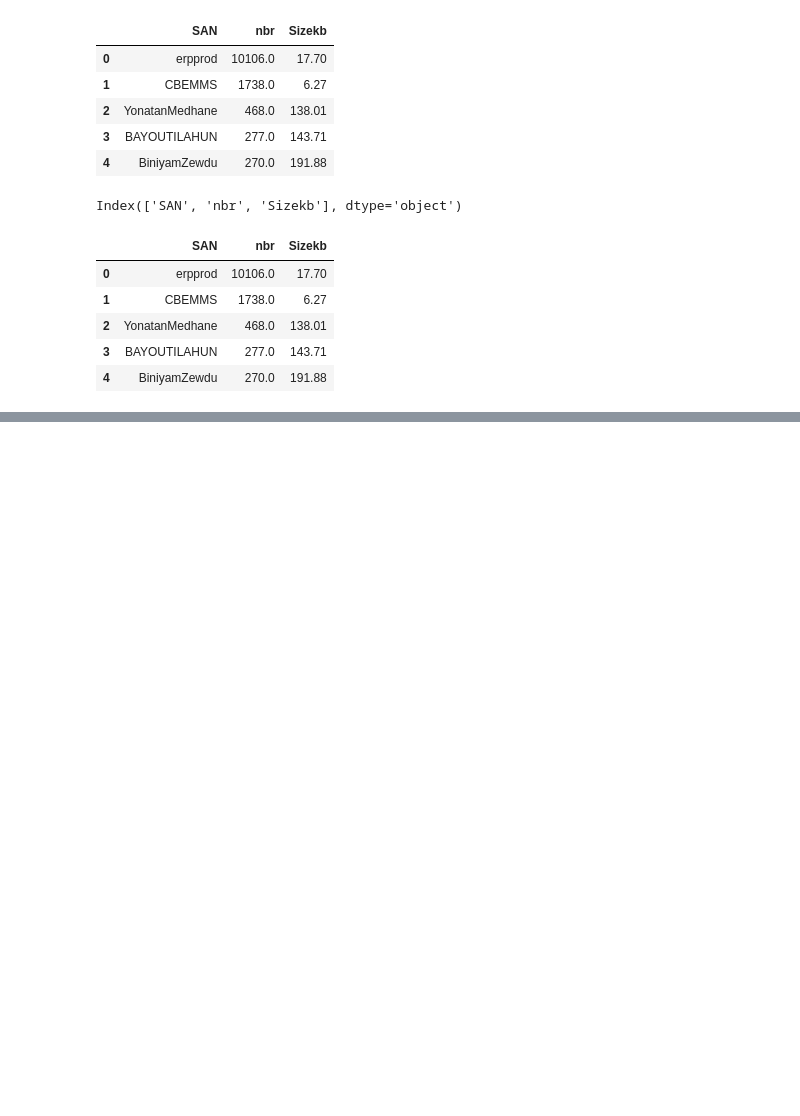
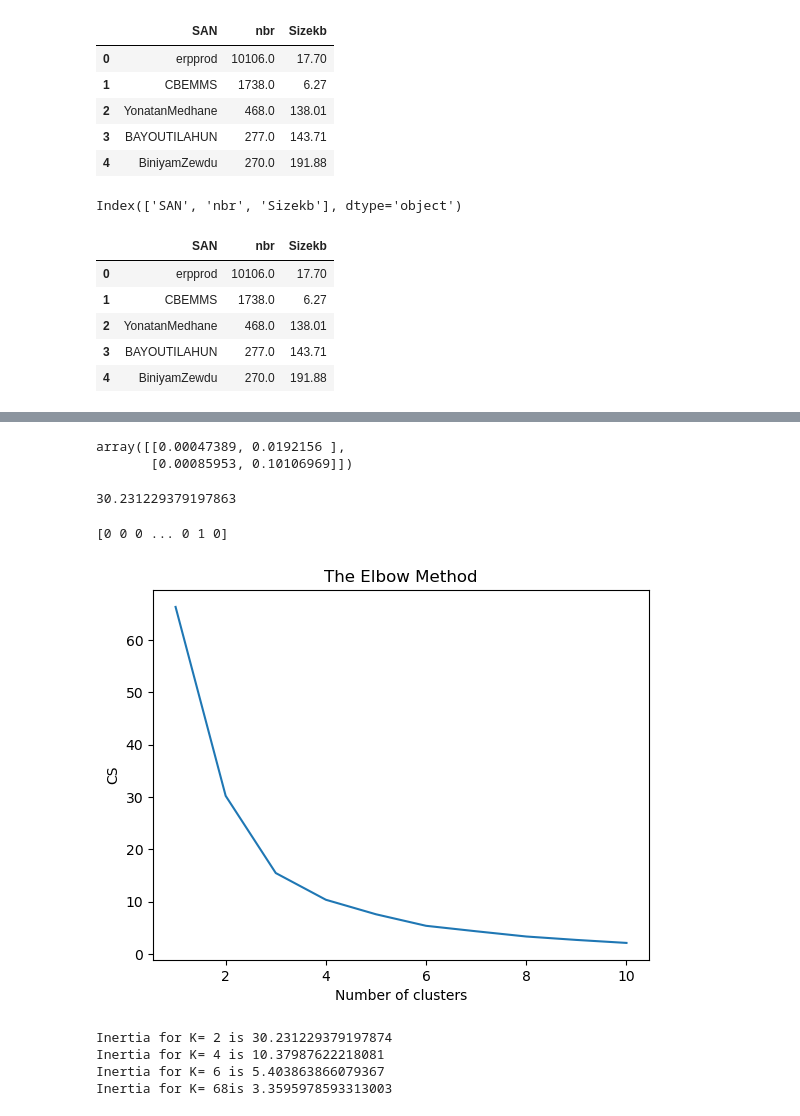
Before and after one commit to Widzees/Clustering, a Jupyter notebook: Clustering_v2.ipynb, the cells around one changed output, grey strips where cells are left out. Cells and saved outputs as stored; diff of their text form; code cells hidden in the pictures; blank space fills up the shorter version.

```diff
--- a/Clustering_v2.ipynb
+++ b/Clustering_v2.ipynb
@@ -39,0 +43,4 @@ dtype: int64
+# %%
+#Drop the rows where at least one element is missing.
+df.dropna(inplace=True)
+df.info()
@@ -82,3 +107,8 @@ Index(['SAN', 'nbr', 'Sizekb'], dtype='object')
 | 2 | YonatanMedhane | 468.0 | 138.01 |
 | 3 | BAYOUTILAHUN | 277.0 | 143.71 |
 | 4 | BiniyamZewdu | 270.0 | 191.88 |
+# %%
+
+y = pd.DataFrame(X, columns=['nbr', 'Sizekb'])
+yid = pd.DataFrame(X, columns=['SAN'])
+y.head()
@@ -84,0 +122,5 @@ Index(['SAN', 'nbr', 'Sizekb'], dtype='object')
+# %%
+ms = MinMaxScaler()
+y = ms.fit_transform(y)
+y = pd.DataFrame(y, columns=['nbr', 'Sizekb'])
+y.head()
@@ -92,0 +158,23 @@ X.head()
+# %%
+#K-Means model with two clusters
+kmeans = KMeans(n_clusters=2, random_state=0)
+kmeans.fit(y)
+#K-Means model parameters study
+kmeans.cluster_centers_
+# %% [output]
+array([[0.00047389, 0.0192156 ],
+       [0.00085953, 0.10106969]])
+# %%
+#Inertia should be near  0
+kmeans.inertia_
+#The lesser the model inertia, the better the model fit.
+#We can see that the model has very high inertia. So, this is not a good model fit to the data
+# %% [output]
+30.231229379197863
+# %%
+
+#Check quality of weak classification by the model
+labels = kmeans.labels_
+print(labels)
+# %% [output]
+[0 0 0 ... 0 1 0]
@@ -93,30 +187,35 @@ X.head()
 # %%
-
-kmeans = KMeans(n_clusters=2, random_state=0)
-kmeans.fit(X)
-#K-Means model parameters study
-kmeans.cluster_centers_
-#Inertia should be near  0
-kmeans.inertia_
-#The lesser the model inertia, the better the model fit.
-#We can see that the model has very high inertia. So, this is not a good model fit to the data
-
-#Check quality of weak classification by the model
-labels = kmeans.labels_
-# check how many of the samples were correctly labeled
-correct_labels = sum(y == labels)
-print("Result: %d out of %d samples were correctly labeled." % (correct_labels, y.size))
-print('Accuracy score: {0:0.2f}'. format(correct_labels/float(y.size)))
 
 #Use elbow method to find optimal number of clusters
 from sklearn.cluster import KMeans
 cs = []
+ni=[]
 for i in range(1, 11):
     kmeans = KMeans(n_clusters = i, init = 'k-means++', max_iter = 300, n_init = 10, random_state = 0)
-    kmeans.fit(X)
+    kmeans.fit(y)
     cs.append(kmeans.inertia_)
+    # The number of iterations required to converge
+    ni.append(kmeans.n_iter_)
 plt.plot(range(1, 11), cs)
 plt.title('The Elbow Method')
 plt.xlabel('Number of clusters')
 plt.ylabel('CS')
 plt.show()
+# %% [output]
+[figure, added]
+# %%
+#Show Inertia for each K
+np.set_printoptions(threshold=20)
+#K=2
+print("Inertia for K= 2 is" ,cs[1])
+#K=4
+print("Inertia for K= 4 is" ,cs[3])
+#K=6
+print("Inertia for K= 6 is" ,cs[5])
+#K=8
+print("Inertia for K= 8 is" ,cs[7])
+# %% [output]
+Inertia for K= 2 is 30.231229379197874
+Inertia for K= 4 is 10.37987622218081
+Inertia for K= 6 is 5.403863866079367
+Inertia for K= 68is 3.3595978593313003
```
Also changed, not shown: parts of 14 cells of this notebook.
